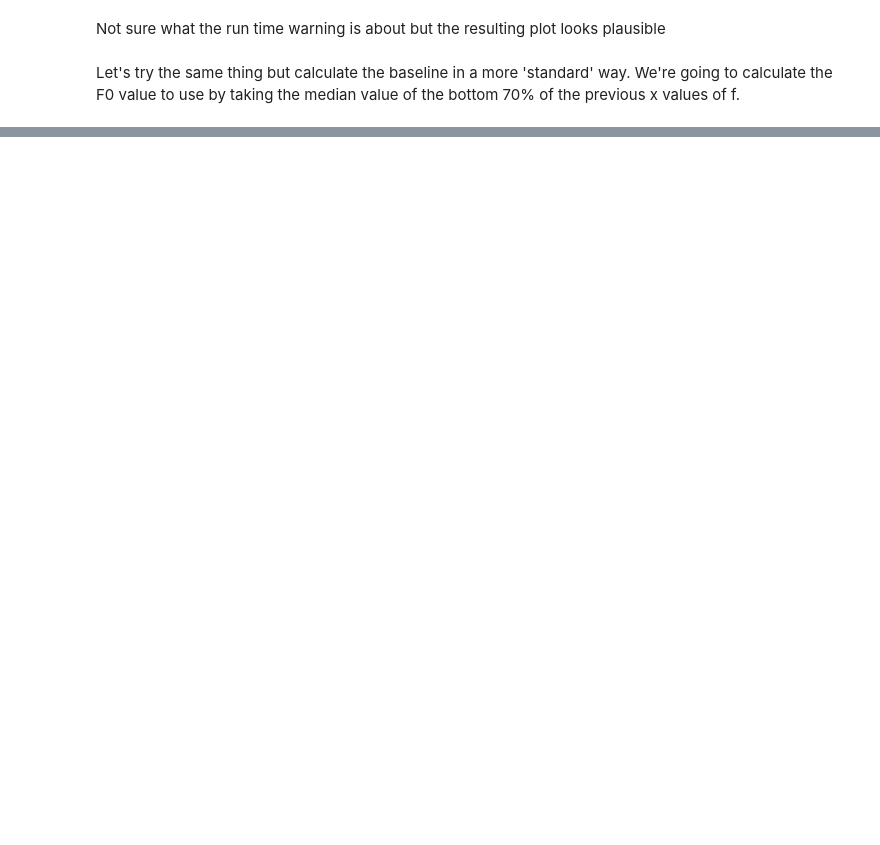
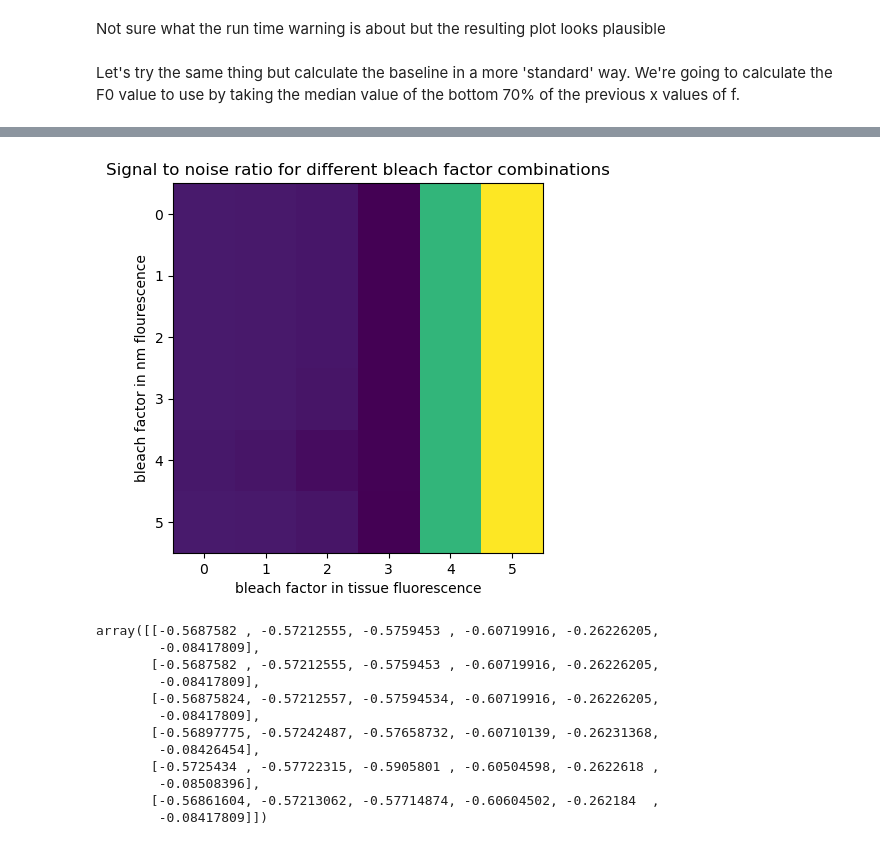
Before and after one commit to BrianNGitahi/NM-Imaging, a Jupyter notebook: Simulation.ipynb, the cells around one changed output, grey strips where cells are left out. Drawn from its saved outputs; the diff is of its cells as text; code cells hidden in the pictures; blank space fills up the shorter version.

```diff
--- a/Simulation.ipynb
+++ b/Simulation.ipynb
@@ -543,0 +558,47 @@ bline_f_signal2 = simulate_f_signal_bline2(K_D = 1000, tau=10e4, F_max = 45, F_m
+# %%
+# This function checks the bleaching effect for all combinations of the two bleach factors
+# and outputs a heatmap to show effects of bleaching different sources of hte f value
+
+def bleach_nm(tau_values):
+
+
+    # create an array to store the snr values
+    snr = np.zeros((tau_values.size, tau_values.size))
+
+    # find way to do it that's more effecient -- this is O(n^2)
+    for i in range(len(tau_values)):
+        for j in range(len(tau_values)):
+            signal = simulate_f_signal_bline2(K_D = 1000, tau_nm=tau_values[j], tau_tissue=tau_values[i], F_max = 45, F_min = 10, nm_conc=nm_conc_input, bline_len=5000)
+            snr[i,j] = np.mean(signal)/np.std(signal)
+
+
+    # Generate the heatmap
+    plt.imshow(snr)
+    plt.xlabel('bleach factor in tissue fluorescence')
+    plt.ylabel('bleach factor in nm flourescence')
+    plt.title('Signal to noise ratio for different bleach factor combinations')
+    plt.show()
+
+    return snr
+
+
+# get values of SNR for increasing bleach factor ([NM] version) at different values of bleach factor (tissue version)
+# %%
+# input tau values
+different_taus = np.array([10e6,10e5,10e4,10e3,10e2,10e1])
+
+bleach_nm(different_taus)
+# %% [output]
+[figure, added]
+array([[-0.5687582 , -0.57212555, -0.5759453 , -0.60719916, -0.26226205,
+        -0.08417809],
+       [-0.5687582 , -0.57212555, -0.5759453 , -0.60719916, -0.26226205,
+        -0.08417809],
+       [-0.56875824, -0.57212557, -0.57594534, -0.60719916, -0.26226205,
+        -0.08417809],
+       [-0.56897775, -0.57242487, -0.57658732, -0.60710139, -0.26231368,
+        -0.08426454],
+       [-0.5725434 , -0.57722315, -0.5905801 , -0.60504598, -0.2622618 ,
+        -0.08508396],
+       [-0.56861604, -0.57213062, -0.57714874, -0.60604502, -0.262184  ,
+        -0.08417809]])
```
Also changed, not shown: parts of 12 cells of this notebook, 1 other file.
